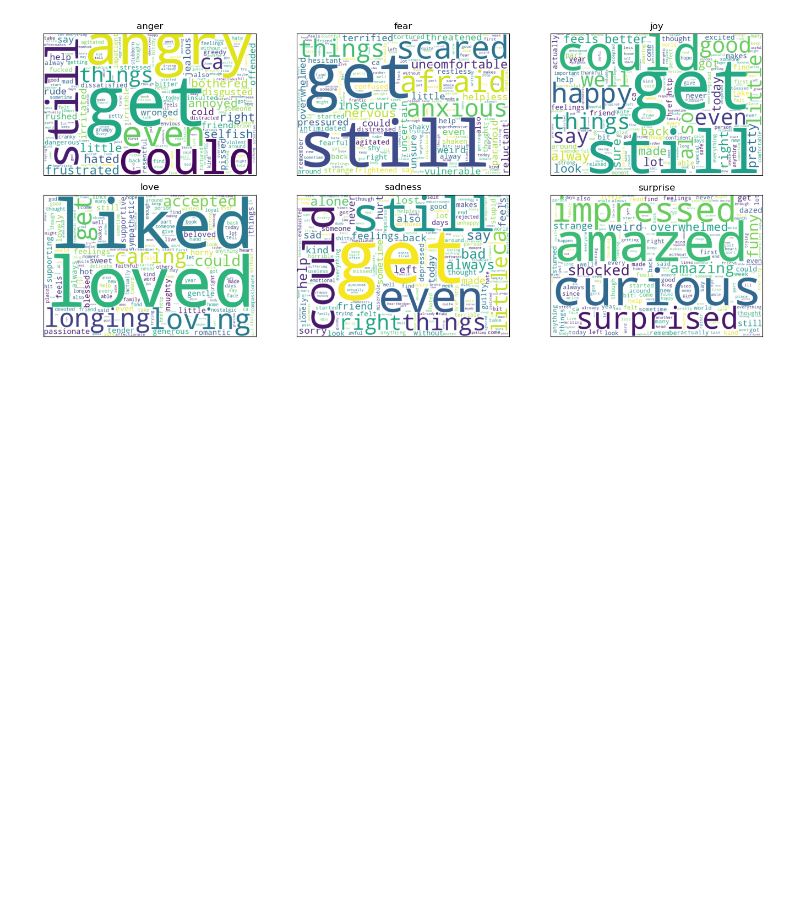
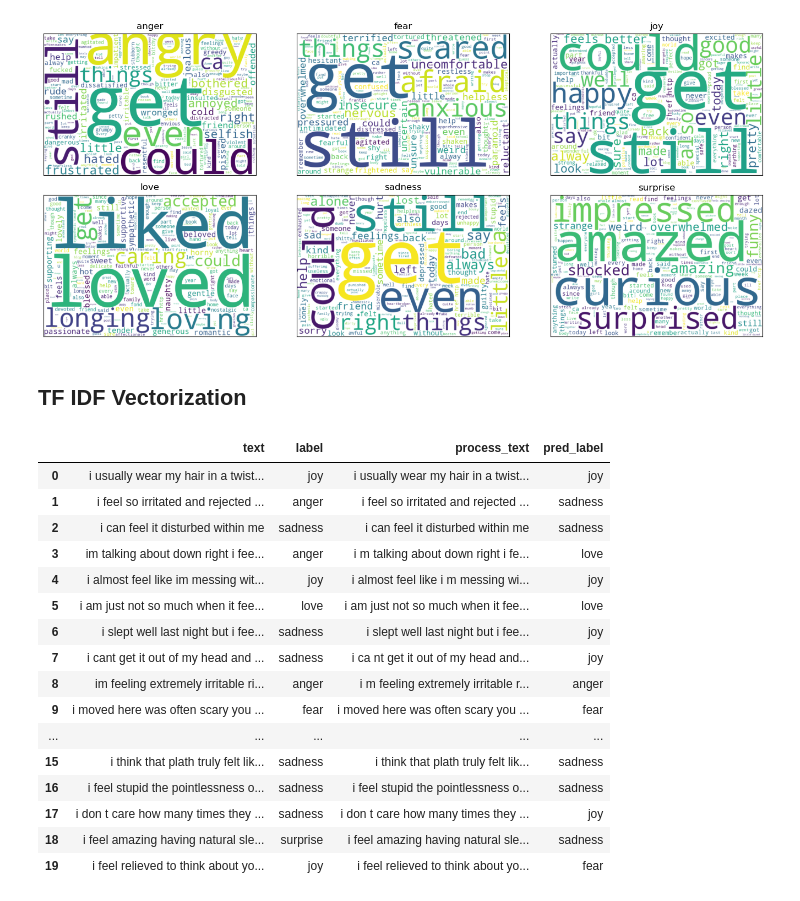
Before and after one commit to garimasc/emotional_classification, a Jupyter notebook: wordcloud.ipynb, the cells around one changed output. Saved outputs shown, nothing was run; the diff lists cells and outputs as text; code cells hidden in the pictures; blank space fills up the shorter version.

Commit message:
TFIDF and KNN

```diff
--- a/wordcloud.ipynb
+++ b/wordcloud.ipynb
@@ -120,3 +126,50 @@ plt.tight_layout();
 fig.savefig("images/wordclouds.png")
 # %% [output]
 [figure]
+# %% [markdown]
+## TF IDF Vectorization
+# %%
+class DenseTransformer(TransformerMixin):
+    def transform(self, X, y=None, **fit_params):
+        return X.toarray()
+
+    def fit_transform(self, X, y=None, **fit_params):
+        self.fit(X, y, **fit_params)
+        return self.transform(X)
+
+    def fit(self, X, y=None, **fit_params):
+        return self
+# %%
+pipe = Pipeline([
+    ('tfidf', TfidfVectorizer(min_df = 0.01, max_df= 0.95, stop_words= stop_words, ngram_range= (1,3))),
+    ('dense', DenseTransformer()),
+    ('knn', KNeighborsClassifier())
+])
+params = {'knn__n_neighbors': range(5,10,5)}
+pipe_grid = GridSearchCV(pipe, param_grid= params, cv= 5)
+pipe_grid.fit(data['process_text'], data['label'])
+
+print(pipe_grid.best_params_)
+model = pipe_grid.best_estimator_
+# %%
+X_test = data.head(20).copy()
+X_test['pred_label'] = model.predict(X_test['process_text'])
+X_test
+# %% [output]
+|  | text | label | process_text | pred_label |
+| 0 | i usually wear my hair in a twist... | joy | i usually wear my hair in a twist... | joy |
+| 1 | i feel so irritated and rejected ... | anger | i feel so irritated and rejected ... | sadness |
+| 2 | i can feel it disturbed within me | sadness | i can feel it disturbed within me | sadness |
+| 3 | im talking about down right i fee... | anger | i m talking about down right i fe... | love |
+| 4 | i almost feel like im messing wit... | joy | i almost feel like i m messing wi... | joy |
+| 5 | i am just not so much when it fee... | love | i am just not so much when it fee... | love |
+| 6 | i slept well last night but i fee... | sadness | i slept well last night but i fee... | joy |
+| 7 | i cant get it out of my head and ... | sadness | i ca nt get it out of my head and... | joy |
+| 8 | im feeling extremely irritable ri... | anger | i m feeling extremely irritable r... | anger |
+| 9 | i moved here was often scary you ... | fear | i moved here was often scary you ... | fear |
+| ... | ... | ... | ... | ... |
+| 15 | i think that plath truly felt lik... | sadness | i think that plath truly felt lik... | sadness |
+| 16 | i feel stupid the pointlessness o... | sadness | i feel stupid the pointlessness o... | sadness |
+| 17 | i don t care how many times they ... | sadness | i don t care how many times they ... | joy |
+| 18 | i feel amazing having natural sle... | surprise | i feel amazing having natural sle... | sadness |
+| 19 | i feel relieved to think about yo... | joy | i feel relieved to think about yo... | fear |
```
Also changed, not shown: parts of 1 cell of this notebook.
